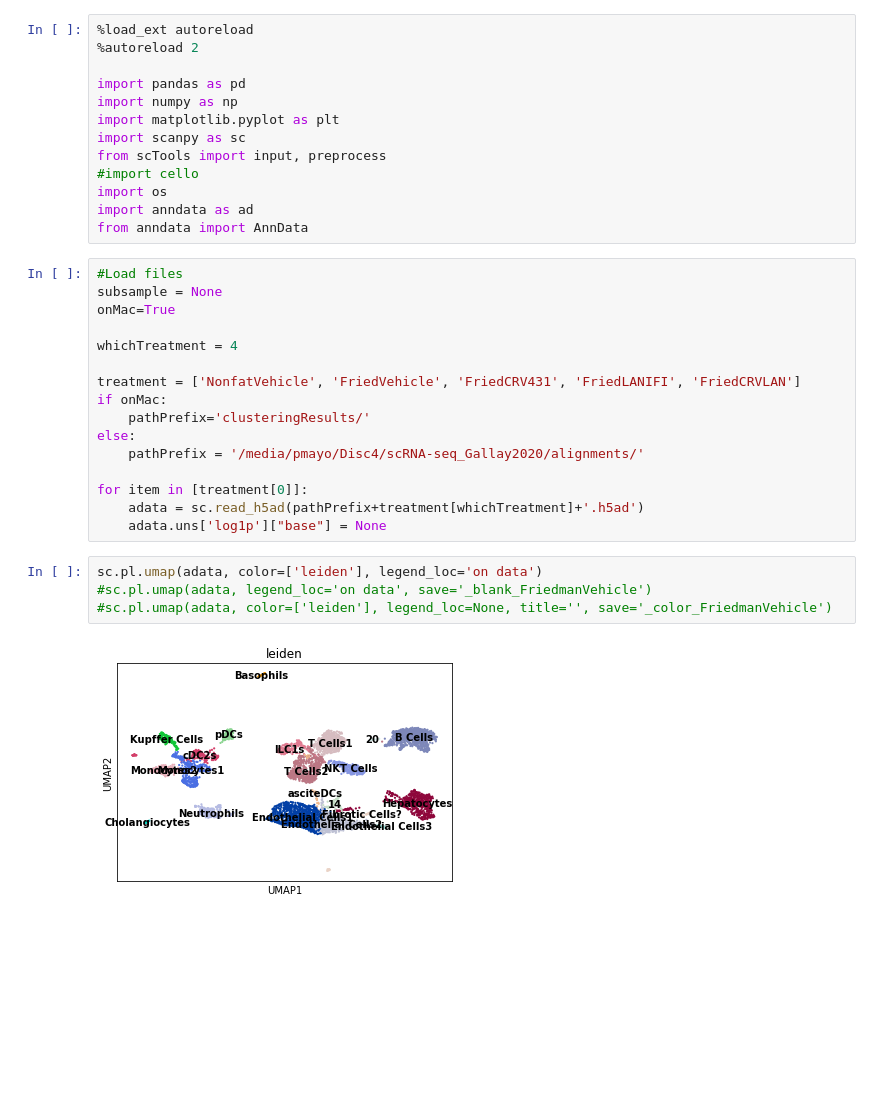
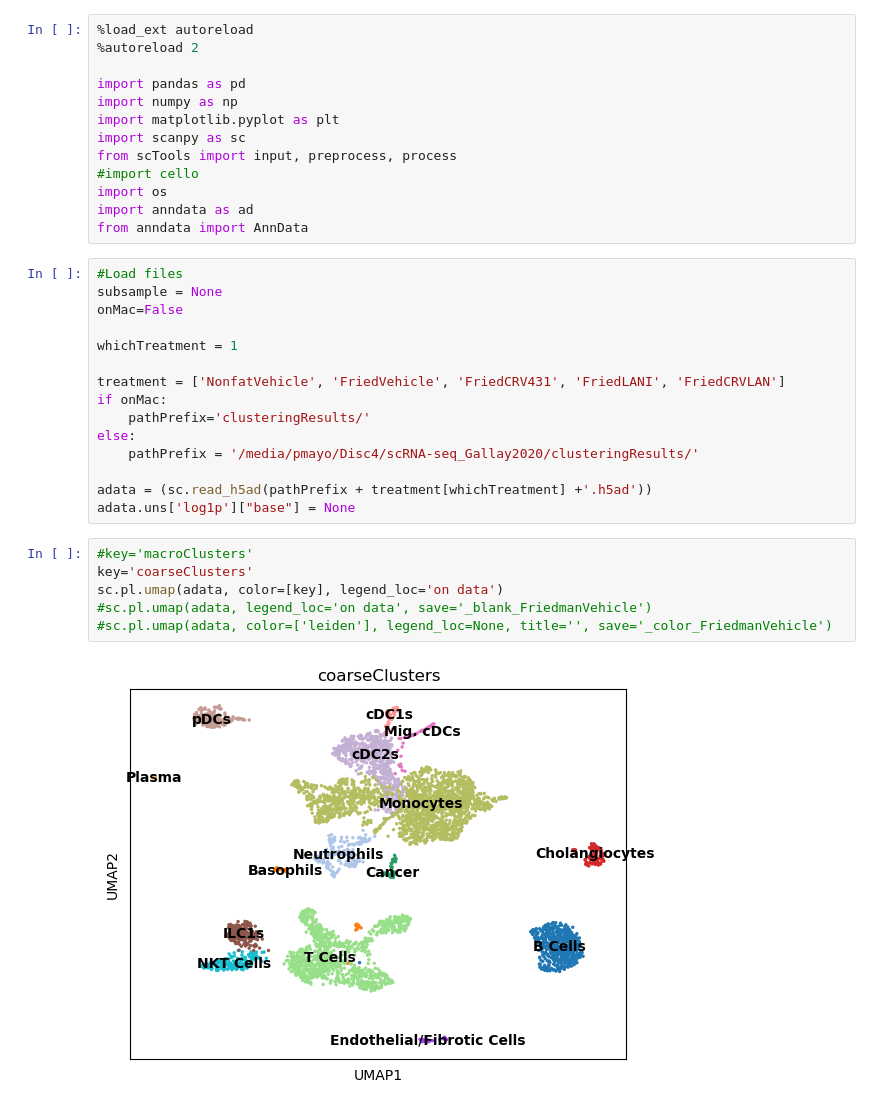
Before and after one commit to jb994/scTools, a Jupyter notebook: clusterPrecise.ipynb, the cells around one changed output. Drawn from its saved outputs; the diff is of its cells as text; blank space fills up the shorter version.

Commit message:
clusterPrecise is taking into account finer cluster details

```diff
--- a/clusterPrecise.ipynb
+++ b/clusterPrecise.ipynb
@@ -6,7 +6,7 @@ import pandas as pd
 import numpy as np
 import matplotlib.pyplot as plt
 import scanpy as sc
-from scTools import input, preprocess
+from scTools import input, preprocess, process
 #import cello
 import os
 import anndata as ad
@@ -14,25 +14,26 @@ from anndata import AnnData
 # %%
 #Load files
 subsample = None
-onMac=True
+onMac=False
 
-whichTreatment = 4
+whichTreatment = 1
 
-treatment = ['NonfatVehicle', 'FriedVehicle', 'FriedCRV431', 'FriedLANIFI', 'FriedCRVLAN']
+treatment = ['NonfatVehicle', 'FriedVehicle', 'FriedCRV431', 'FriedLANI', 'FriedCRVLAN']
 if onMac:
     pathPrefix='clusteringResults/'
 else:
-    pathPrefix = '/media/pmayo/Disc4/scRNA-seq_Gallay2020/alignments/'
+    pathPrefix = '/media/pmayo/Disc4/scRNA-seq_Gallay2020/clusteringResults/'
 
-for item in [treatment[0]]:
-    adata = sc.read_h5ad(pathPrefix+treatment[whichTreatment]+'.h5ad')
-    adata.uns['log1p']["base"] = None
+adata = (sc.read_h5ad(pathPrefix + treatment[whichTreatment] +'.h5ad'))
+adata.uns['log1p']["base"] = None
 # %%
-sc.pl.umap(adata, color=['leiden'], legend_loc='on data')
+#key='macroClusters'
+key='coarseClusters'
+sc.pl.umap(adata, color=[key], legend_loc='on data')
 #sc.pl.umap(adata, legend_loc='on data', save='_blank_FriedmanVehicle')
 #sc.pl.umap(adata, color=['leiden'], legend_loc=None, title='', save='_color_FriedmanVehicle')
 # %% [output]
-[figure, old version]
+[figure, new version]
 # %%
 LymphoidCells = ['B Cells', 'pDCs', 'NK Cells', 'NKT Cells',
                  'T Cells', 'T Cells1', 'T Cell2', 'T Cells3', 'y-delta T Cells',
```
Also changed, not shown: parts of 10 cells of this notebook, 2 other files.
